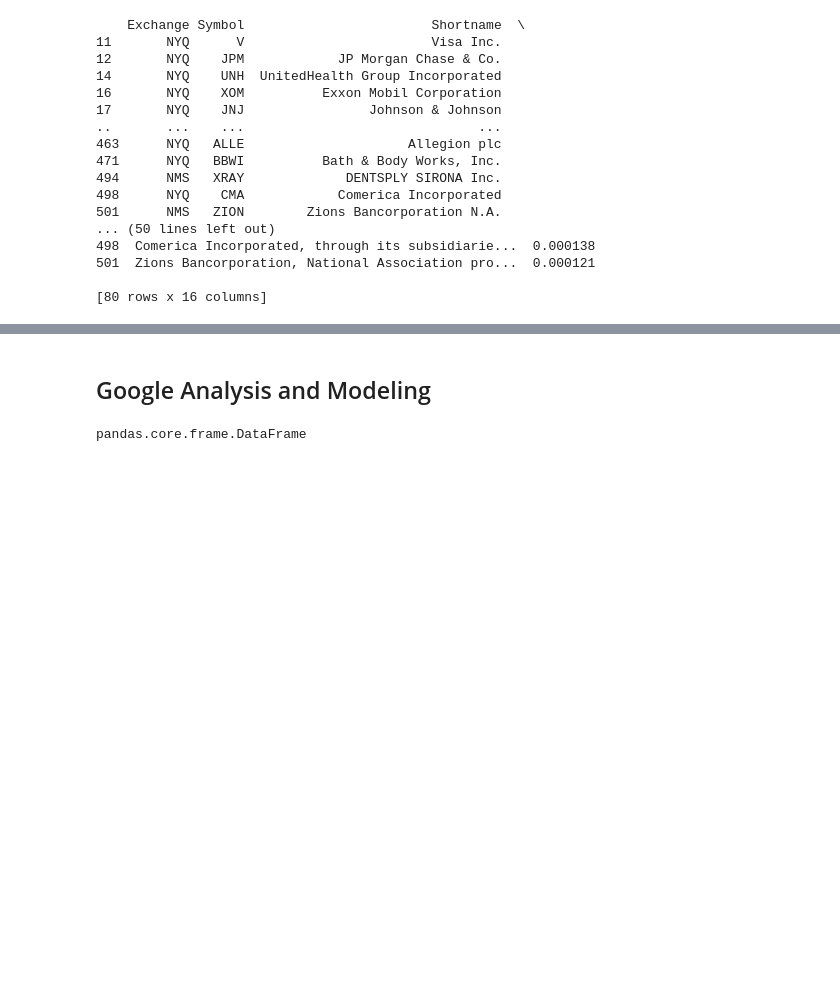
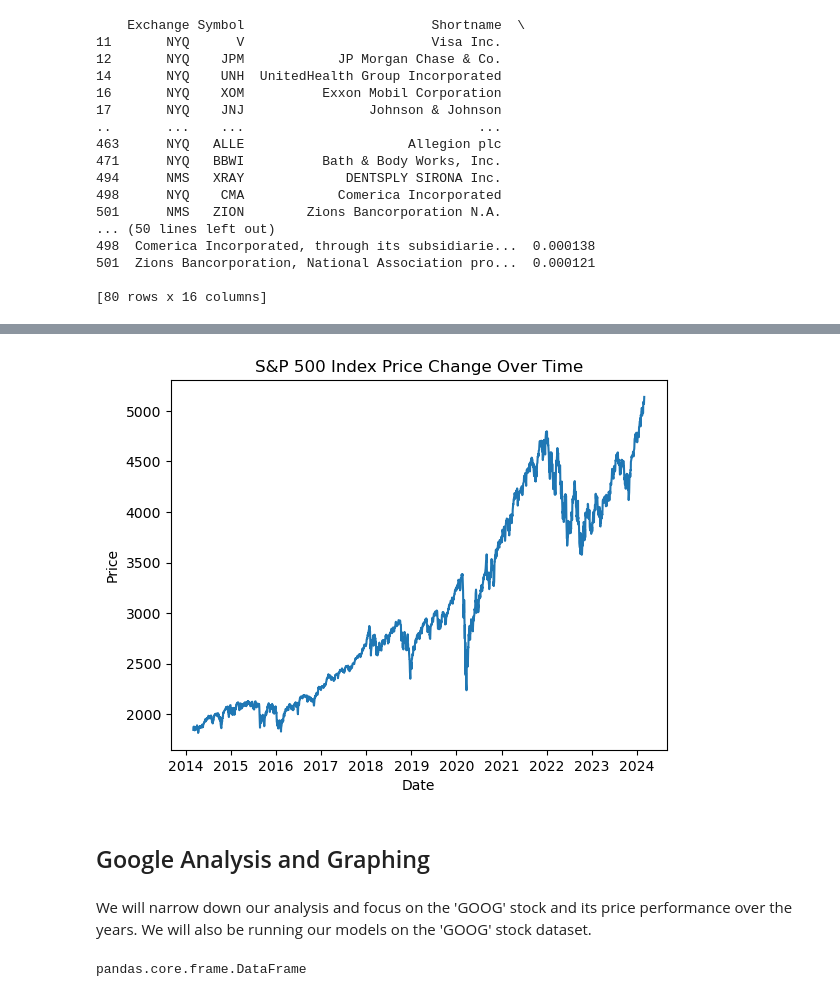
Before and after one commit to Efflorescence01/Stock_Prediction_Cap, a Jupyter notebook: Stock_Data_Cleaning.ipynb, the cells around one changed output, grey strips where cells are left out. Drawn from its saved outputs; the diff is of its cells as text; code cells hidden in the pictures; blank space fills up the shorter version.

```diff
--- a/Stock_Data_Cleaning.ipynb
+++ b/Stock_Data_Cleaning.ipynb
@@ -247,0 +279,2 @@ print(company_null_rows)
+# %%
+date_new =pd.to_datetime(sp500_df['Date']) #Changing the column to pandas datetime and storing it
@@ -247,0 +296,2 @@ print(company_null_rows)
+# %%
+sp500_df['Date'] = date_new #Changing the data types to datetime values
@@ -248,4 +310,15 @@ print(company_null_rows)
+# %%
+#Plotting the price changes for the S&P 500 index over 10 years
+plt.plot(sp500_df['Date'],sp500_df['S&P500'])
+plt.title("S&P 500 Index Price Change Over Time")
+plt.xlabel("Date")
+plt.ylabel("Price")
+plt.show()
+# %% [output]
+[figure, added]
 # %% [markdown]
-## Google Analysis and Modeling
+## Google Analysis and Graphing
+# %% [markdown]
+We will narrow down our analysis and focus on the 'GOOG' stock and its price performance over the years. We will also be running our models on the 'GOOG' stock dataset.
 # %%
 #Selecting only the rows with the Symbol "GOOG"
```
Also changed, not shown: parts of 25 cells of this notebook, 1 other file.
